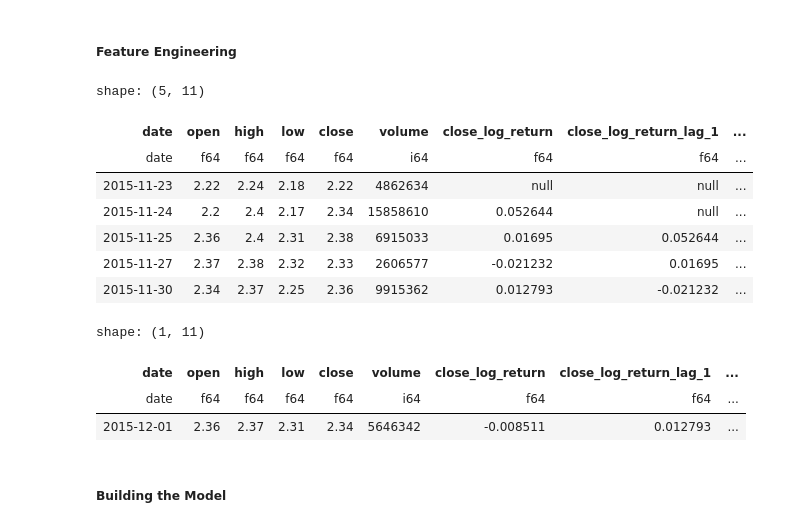
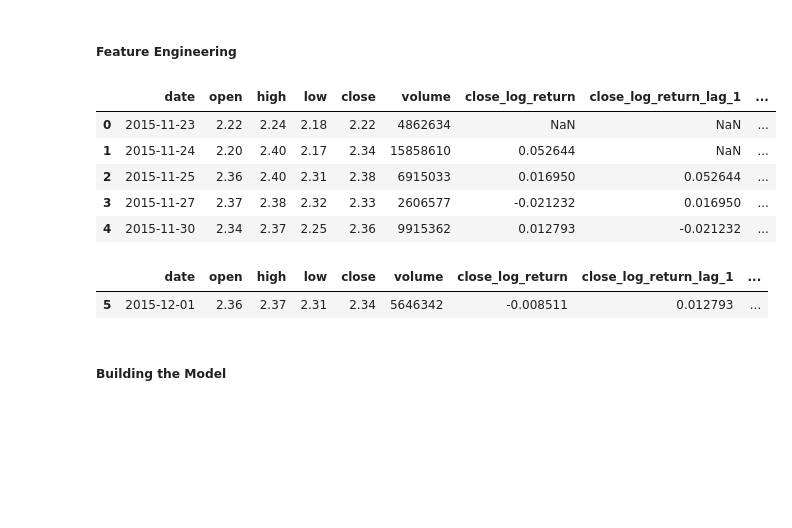
Before and after one commit to xavsant/quant-research, a Jupyter notebook: modelling_from_scratch.ipynb, the cells around one changed output. Cells and saved outputs as stored; diff of their text form; code cells hidden in the pictures; blank space fills up the shorter version.

```diff
--- a/modelling_from_scratch.ipynb
+++ b/modelling_from_scratch.ipynb
@@ -34,9 +34,8 @@ ticker = 'AMD'
 timestep = 1
 sharpe_annualisation_factor = np.sqrt(252/timestep) # to calculate SR later
 # %%
-ts = pl.read_csv(f"data/{ticker}_1d_ohlcv.csv")
-ts = ts.with_columns(
-    pl.col("date").str.to_date("%d/%m/%y")
-).sort('date')
+ts = pd.read_csv(f"data/{ticker}_1d_ohlcv.csv")
+ts['date'] = pd.to_datetime(ts['date'], format="%d/%m/%y")
+ts = ts.sort_values('date')
 ts.head()
 # %% [output]
@@ -80,6 +86,6 @@ alt.Chart(ts).mark_line(tooltip=True).encode(
 ##### Modelling Returns
 # %%
 # Want to model returns over raw values
-ts = ts.with_columns((pl.col('close')/pl.col('close').shift(timestep)).log().alias('close_log_return'))
+ts['close_log_return'] = np.log(ts['close'] / ts['close'].shift(timestep))
 # %%
 # Distribution of close values
@@ -116,32 +140,27 @@ alt.Chart(ts).mark_bar().encode(
 # %%
 # Using lagged returns to predict future returns
 target = 'close_log_return'
-lr = pl.col(target)
-ts = ts.with_columns(
-    lr.shift(timestep * 1).alias(f'{target}_lag_1'),
-    lr.shift(timestep * 2).alias(f'{target}_lag_2'),
-    lr.shift(timestep * 3).alias(f'{target}_lag_3'),
-    lr.shift(timestep * 4).alias(f'{target}_lag_4'),
-)
+
+ts[f'{target}_lag_1'] = ts[target].shift(timestep * 1)
+ts[f'{target}_lag_2'] = ts[target].shift(timestep * 2)
+ts[f'{target}_lag_3'] = ts[target].shift(timestep * 3)
+ts[f'{target}_lag_4'] = ts[target].shift(timestep * 4)
+
 ts.head(5)
 # %% [output]
-shape: (5, 11)
-| date | open | high | low | close | volume | close_log_return | close_log_return_lag_1 | ... |
-| date | f64 | f64 | f64 | f64 | i64 | f64 | f64 | ... |
-| 2015-11-23 | 2.22 | 2.24 | 2.18 | 2.22 | 4862634 | null | null | ... |
-| 2015-11-24 | 2.2 | 2.4 | 2.17 | 2.34 | 15858610 | 0.052644 | null | ... |
-| 2015-11-25 | 2.36 | 2.4 | 2.31 | 2.38 | 6915033 | 0.01695 | 0.052644 | ... |
-| 2015-11-27 | 2.37 | 2.38 | 2.32 | 2.33 | 2606577 | -0.021232 | 0.01695 | ... |
-| 2015-11-30 | 2.34 | 2.37 | 2.25 | 2.36 | 9915362 | 0.012793 | -0.021232 | ... |
+|  | date | open | high | low | close | volume | close_log_return | close_log_return_lag_1 | ... |
+| 0 | 2015-11-23 | 2.22 | 2.24 | 2.18 | 2.22 | 4862634 | NaN | NaN | ... |
+| 1 | 2015-11-24 | 2.20 | 2.40 | 2.17 | 2.34 | 15858610 | 0.052644 | NaN | ... |
+| 2 | 2015-11-25 | 2.36 | 2.40 | 2.31 | 2.38 | 6915033 | 0.016950 | 0.052644 | ... |
+| 3 | 2015-11-27 | 2.37 | 2.38 | 2.32 | 2.33 | 2606577 | -0.021232 | 0.016950 | ... |
+| 4 | 2015-11-30 | 2.34 | 2.37 | 2.25 | 2.36 | 9915362 | 0.012793 | -0.021232 | ... |
 # %%
 # Remove null values
-ts = ts.drop_nulls()
+ts = ts.dropna()
 ts.head(1)
 # %% [output]
-shape: (1, 11)
-| date | open | high | low | close | volume | close_log_return | close_log_return_lag_1 | ... |
-| date | f64 | f64 | f64 | f64 | i64 | f64 | f64 | ... |
-| 2015-12-01 | 2.36 | 2.37 | 2.31 | 2.34 | 5646342 | -0.008511 | 0.012793 | ... |
+|  | date | open | high | low | close | volume | close_log_return | close_log_return_lag_1 | ... |
+| 5 | 2015-12-01 | 2.36 | 2.37 | 2.31 | 2.34 | 5646342 | -0.008511 | 0.012793 | ... |
 # %% [markdown]
 ##### Building the Model
 # %%
```
Also changed, not shown: parts of 15 cells of this notebook.
